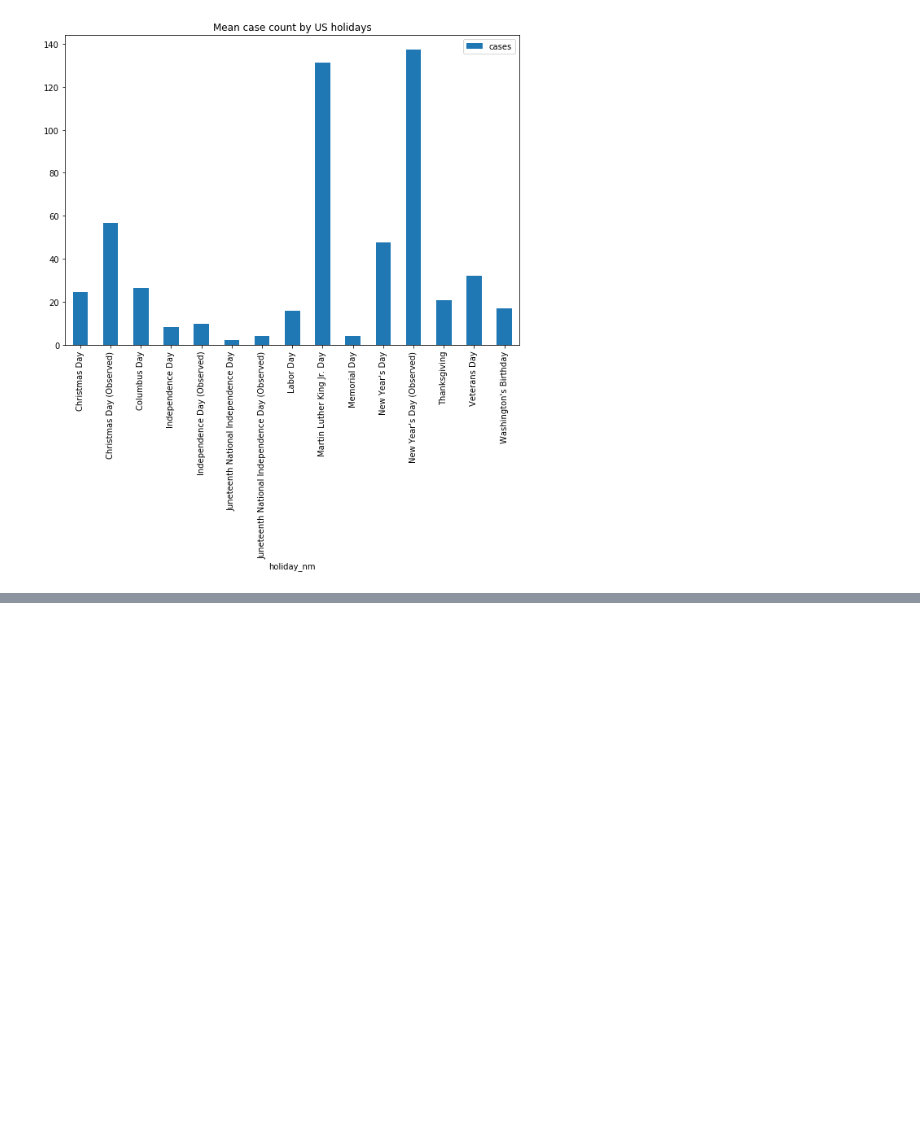
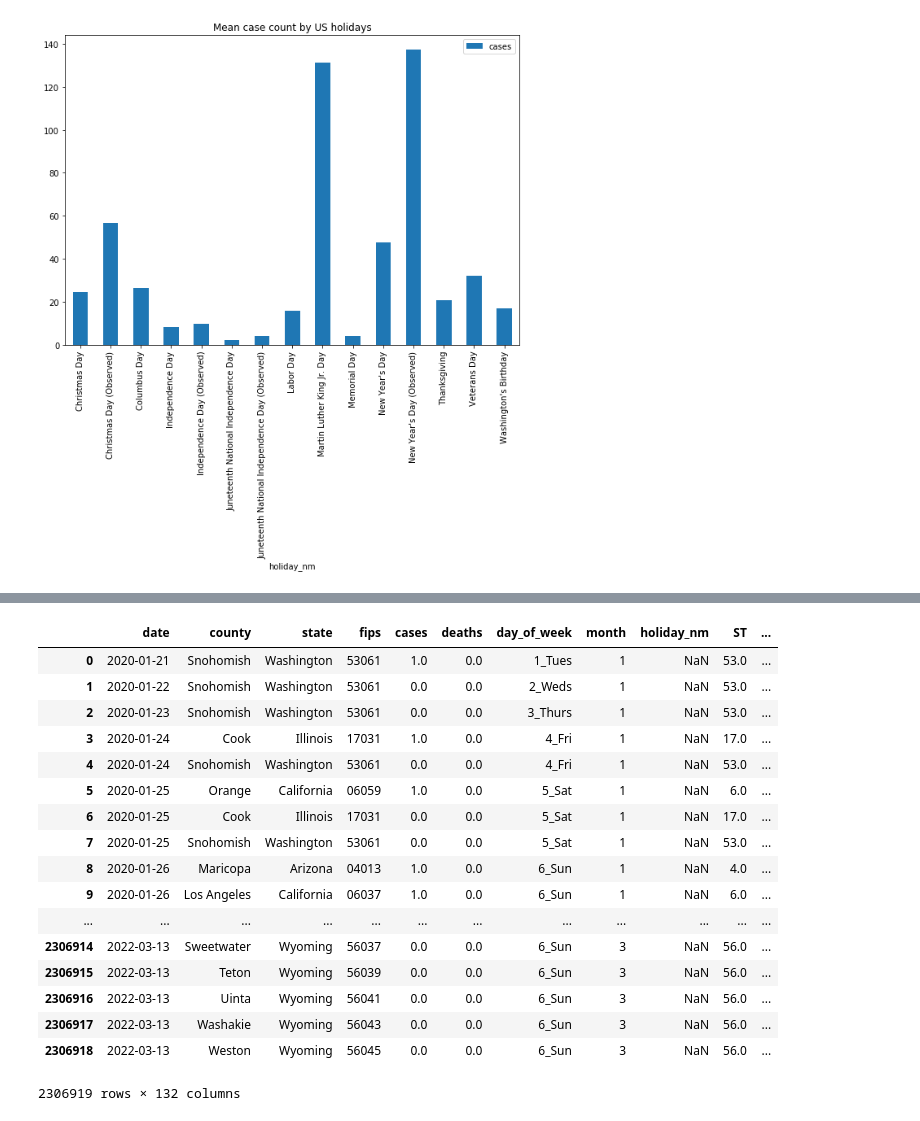
Before and after one commit to gadavi1/covid19-timeseries, a Jupyter notebook: covid19 time series (1)_OZ.ipynb, the cells around one changed output, grey strips where cells are left out. Cells and saved outputs as stored; diff of their text form; code cells hidden in the pictures; blank space fills up the shorter version.

```diff
--- a/covid19 time series (1)_OZ.ipynb
+++ b/covid19 time series (1)_OZ.ipynb
@@ -190,0 +346,16 @@ pd.pivot_table(df_diff_holi, values='cases',
+# %%
+# fix non-numieric data fields
+svi_nyc.loc[svi_nyc['COUNTY'] == 'QueensBronx','FIPS'] = '99999'
+
+svi_nyc.loc[svi_nyc['FIPS'] == '99999','ST'] = 36
+svi_nyc.loc[svi_nyc['FIPS'] == '99999','STATE'] = 'NEW YORK'
+svi_nyc.loc[svi_nyc['FIPS'] == '99999','ST_ABBR'] = 'NY'
+svi_nyc.loc[svi_nyc['FIPS'] == '99999','LOCATION'] = 'New York City, New York'
+svi_nyc.loc[svi_nyc['FIPS'] == '99999','COUNTY'] = 'New York City'
+# %%
+svi_nyc = svi_nyc[svi_nyc['COUNTY']=='New York City'] #only include the row with weighted values
+svi_nyc=svi_nyc.drop(labels = ['POP_weight'], axis = 1 )
+# %%
+svi=svi.append(svi_nyc, ignore_index=True)
+# %%
+df_diff_holi_svi = pd.merge(left=df_diff_holi, right=svi, how='left', left_on='fips', right_on='FIPS')
@@ -191,3 +383,24 @@ pd.pivot_table(df_diff_holi, values='cases',
+# %%
+df_diff_holi_svi
+# %% [output]
+|  | date | county | state | fips | cases | deaths | day_of_week | month | holiday_nm | ST | ... |
+| 0 | 2020-01-21 | Snohomish | Washington | 53061 | 1.0 | 0.0 | 1_Tues | 1 | NaN | 53.0 | ... |
+| 1 | 2020-01-22 | Snohomish | Washington | 53061 | 0.0 | 0.0 | 2_Weds | 1 | NaN | 53.0 | ... |
+| 2 | 2020-01-23 | Snohomish | Washington | 53061 | 0.0 | 0.0 | 3_Thurs | 1 | NaN | 53.0 | ... |
+| 3 | 2020-01-24 | Cook | Illinois | 17031 | 1.0 | 0.0 | 4_Fri | 1 | NaN | 17.0 | ... |
+| 4 | 2020-01-24 | Snohomish | Washington | 53061 | 0.0 | 0.0 | 4_Fri | 1 | NaN | 53.0 | ... |
+| 5 | 2020-01-25 | Orange | California | 06059 | 1.0 | 0.0 | 5_Sat | 1 | NaN | 6.0 | ... |
+| 6 | 2020-01-25 | Cook | Illinois | 17031 | 0.0 | 0.0 | 5_Sat | 1 | NaN | 17.0 | ... |
+| 7 | 2020-01-25 | Snohomish | Washington | 53061 | 0.0 | 0.0 | 5_Sat | 1 | NaN | 53.0 | ... |
+| 8 | 2020-01-26 | Maricopa | Arizona | 04013 | 1.0 | 0.0 | 6_Sun | 1 | NaN | 4.0 | ... |
+| 9 | 2020-01-26 | Los Angeles | California | 06037 | 1.0 | 0.0 | 6_Sun | 1 | NaN | 6.0 | ... |
+| ... | ... | ... | ... | ... | ... | ... | ... | ... | ... | ... | ... |
+| 2306914 | 2022-03-13 | Sweetwater | Wyoming | 56037 | 0.0 | 0.0 | 6_Sun | 3 | NaN | 56.0 | ... |
+| 2306915 | 2022-03-13 | Teton | Wyoming | 56039 | 0.0 | 0.0 | 6_Sun | 3 | NaN | 56.0 | ... |
+| 2306916 | 2022-03-13 | Uinta | Wyoming | 56041 | 0.0 | 0.0 | 6_Sun | 3 | NaN | 56.0 | ... |
+| 2306917 | 2022-03-13 | Washakie | Wyoming | 56043 | 0.0 | 0.0 | 6_Sun | 3 | NaN | 56.0 | ... |
+| 2306918 | 2022-03-13 | Weston | Wyoming | 56045 | 0.0 | 0.0 | 6_Sun | 3 | NaN | 56.0 | ... |
+2306919 rows × 132 columns
 # %%
 #Testing for later
 #for i in range(30):
```
Also changed, not shown: parts of 11 cells of this notebook.
